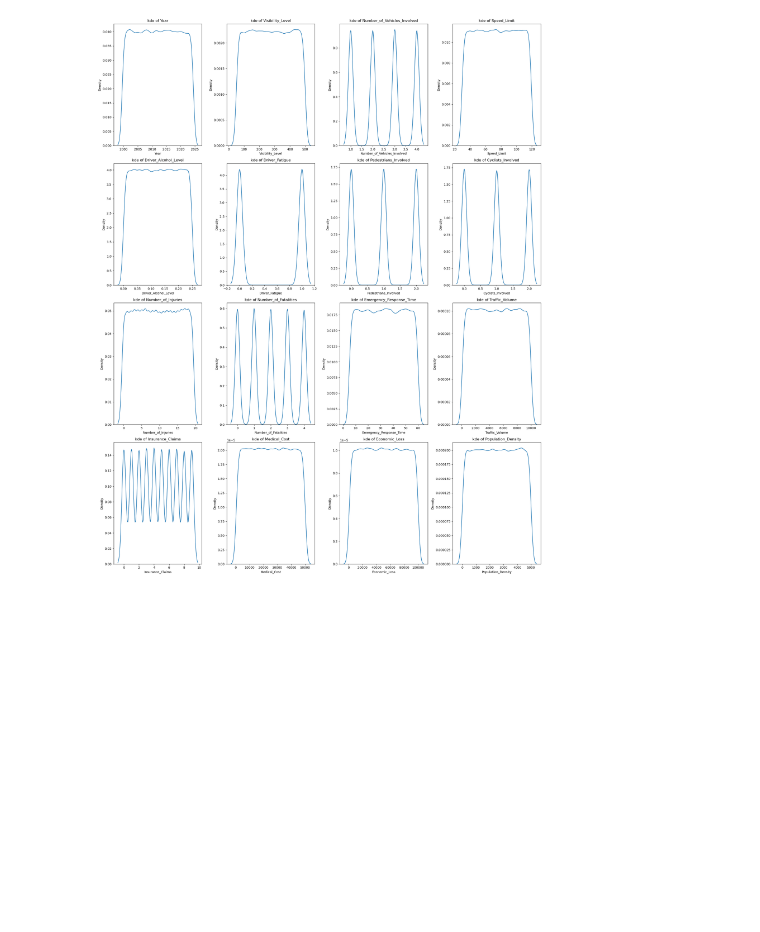
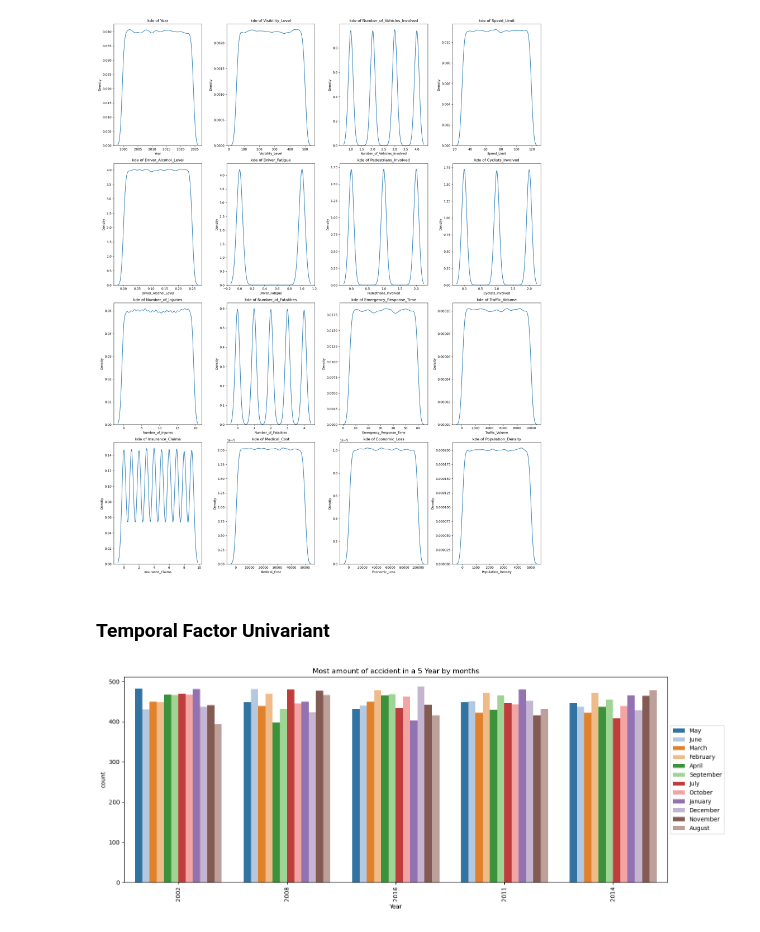
Before and after one commit to Aman-Baruwal/Road-Accident-Analysis, a Jupyter notebook: road_analysis.ipynb, the cells around one changed output. Cells and saved outputs as stored; diff of their text form; code cells hidden in the pictures; blank space fills up the shorter version.

```diff
--- a/road_analysis.ipynb
+++ b/road_analysis.ipynb
@@ -176,3 +177,14 @@ plt.tight_layout()
 plt.show()
 # %% [output]
 [figure]
+# %% [markdown]
+### Temporal Factor Univariant
+# %%
+plt.figure(figsize=(15,6))
+sns.countplot(x = 'Year', data = df, order= df['Year'].value_counts().iloc[:5].index , palette= 'tab20' , hue='Month' , hue_order= df['Month'].value_counts().index ).set_title('Most amount of accident in a 5 Year by months')
+plt.xticks(rotation = 90)
+plt.legend(loc = 'center left' , bbox_to_anchor=(1,0.5))
+plt.tight_layout()
+plt.show()
+# %% [output]
+[figure, added]
```
Also changed, not shown: parts of 8 cells of this notebook.
